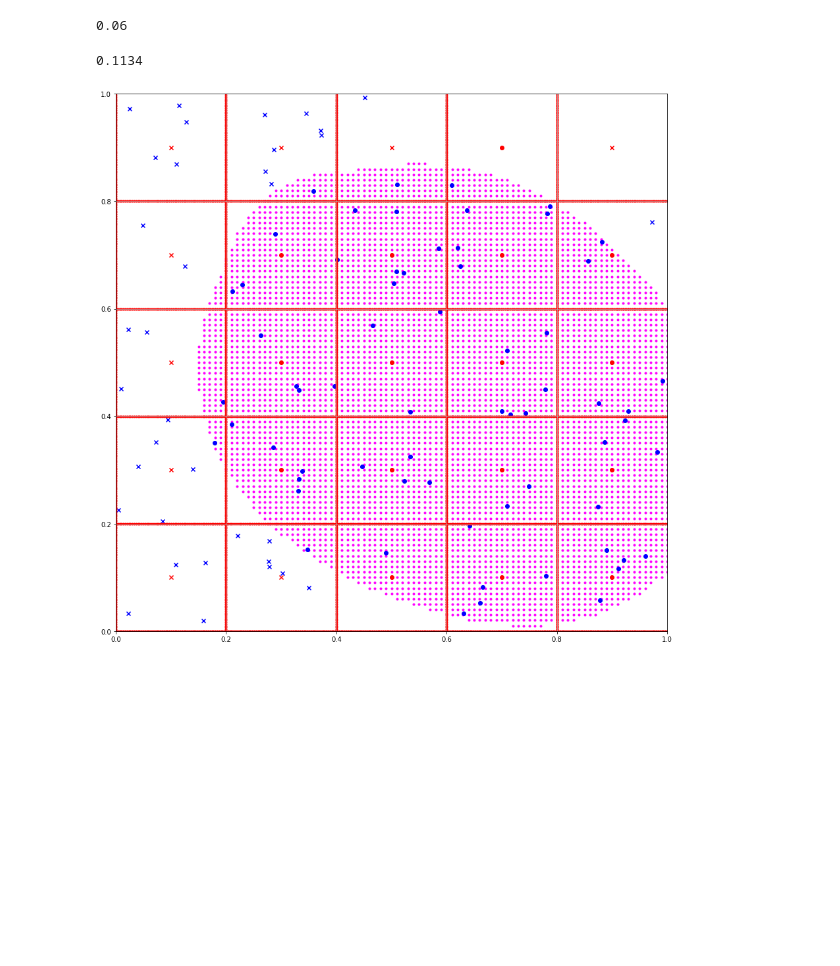
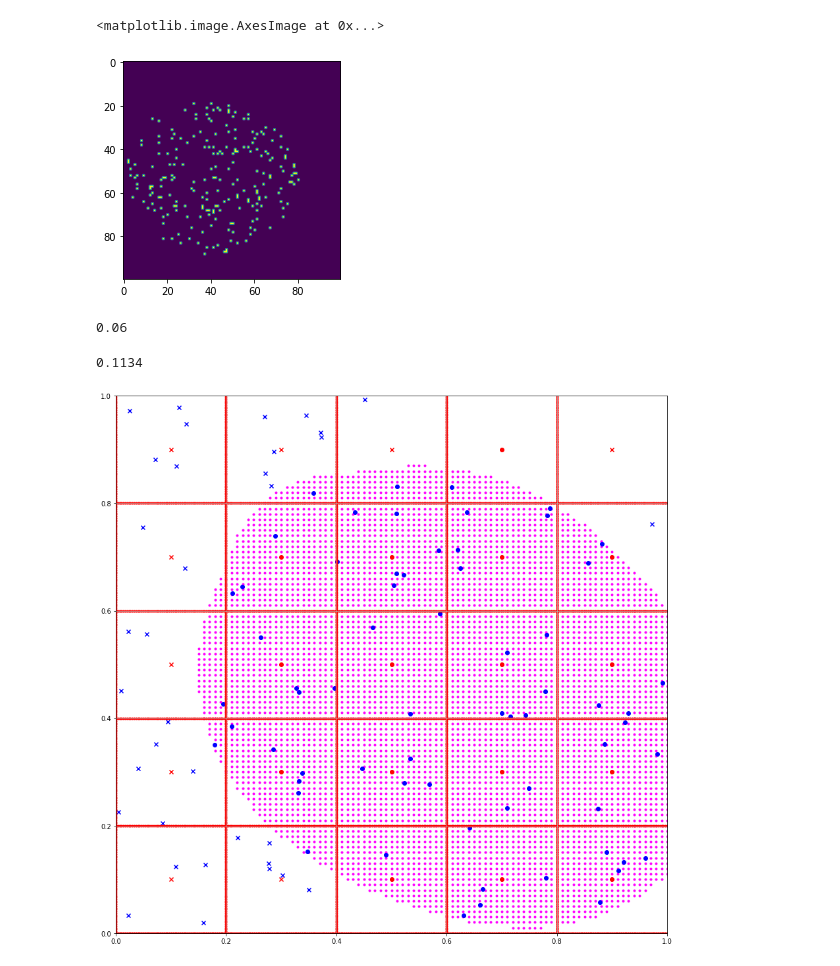
Before and after one commit to gfouilhe/UPS, a Jupyter notebook: Big Data/tp1_etudiants.ipynb, the cells around one changed output. Drawn from its saved outputs; the diff is of its cells as text; code cells hidden in the pictures; blank space fills up the shorter version.

```diff
--- a/Big Data/tp1_etudiants.ipynb
+++ b/Big Data/tp1_etudiants.ipynb
@@ -7,3 +98,8 @@ import math as Math
+# %%
+plt.imshow(B)
+# %% [output]
+<matplotlib.image.AxesImage at 0x...>
+[figure, added]
 # %%
 l=100
 m = 5000
```
Also changed, not shown: parts of 5 cells of this notebook, 1 other file.
